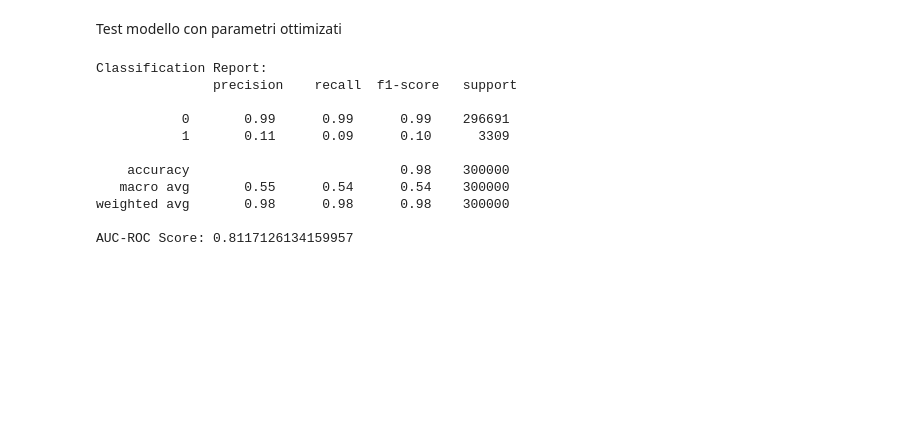
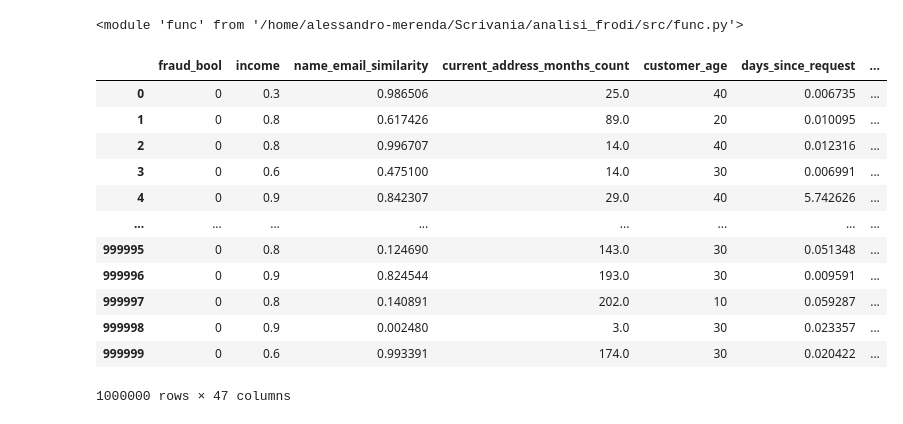
Before and after one commit to AlessandroMerenda/Fraud_df, a Jupyter notebook: notebooks/EDA.ipynb, the cells around one changed output. Saved outputs shown, nothing was run; the diff lists cells and outputs as text; code cells hidden in the pictures; blank space fills up the shorter version.

```diff
--- a/notebooks/EDA.ipynb
+++ b/notebooks/EDA.ipynb
@@ -621,35 +1,30 @@ Migliori parametri trovati: {'max_depth': 49, 'min_samples_leaf': 1, 'min_sample
-# %% [markdown]
-Test modello con parametri ottimizati
-# %%
-# Addestrare il modello finale con i parametri ottimizzati
-final_model = RandomForestClassifier(
-    n_estimators=best_params['n_estimators'],
-    max_depth=best_params['max_depth'],
-    min_samples_split=best_params['min_samples_split'],
-    min_samples_leaf=best_params['min_samples_leaf'],
-    class_weight='balanced',
-    random_state=42
-)
-
-# Addestramento sul set di training ottimizzato (dati SMOTE)
-final_model.fit(X_train_smote, y_train_smote)
-
-# Previsioni sul set di test
-y_pred = final_model.predict(X_test)
-y_proba = final_model.predict_proba(X_test)[:, 1]
-
-# Valutazione del modello
-print("Classification Report:\n", classification_report(y_test, y_pred))
-print("AUC-ROC Score:", roc_auc_score(y_test, y_proba))
-# %% [output]
-Classification Report:
-               precision    recall  f1-score   support
-
-           0       0.99      0.99      0.99    296691
-           1       0.11      0.09      0.10      3309
-
-    accuracy                           0.98    300000
-   macro avg       0.55      0.54      0.54    300000
-weighted avg       0.98      0.98      0.98    300000
-
-AUC-ROC Score: 0.8117126134159957
+# %%
+import pandas as pd
+import seaborn as sns
+import matplotlib.pyplot as plt
+from IPython.display import display
+import importlib
+import sys
+sys.path.append('/home/alessandro-merenda/Scrivania/analisi_frodi/src')
+import func
+importlib.reload(func)
+# %% [output]
+<module 'func' from '/home/alessandro-merenda/Scrivania/analisi_frodi/src/func.py'>
+# %%
+df = pd.read_csv("/home/alessandro-merenda/Scrivania/analisi_frodi/data/processed/processed_data_cleaned.csv")
+
+df
+# %% [output]
+|  | fraud_bool | income | name_email_similarity | current_address_months_count | customer_age | days_since_request | ... |
+| 0 | 0 | 0.3 | 0.986506 | 25.0 | 40 | 0.006735 | ... |
+| 1 | 0 | 0.8 | 0.617426 | 89.0 | 20 | 0.010095 | ... |
+| 2 | 0 | 0.8 | 0.996707 | 14.0 | 40 | 0.012316 | ... |
+| 3 | 0 | 0.6 | 0.475100 | 14.0 | 30 | 0.006991 | ... |
+| 4 | 0 | 0.9 | 0.842307 | 29.0 | 40 | 5.742626 | ... |
+| ... | ... | ... | ... | ... | ... | ... | ... |
+| 999995 | 0 | 0.8 | 0.124690 | 143.0 | 30 | 0.051348 | ... |
+| 999996 | 0 | 0.9 | 0.824544 | 193.0 | 30 | 0.009591 | ... |
+| 999997 | 0 | 0.8 | 0.140891 | 202.0 | 10 | 0.059287 | ... |
+| 999998 | 0 | 0.9 | 0.002480 | 3.0 | 30 | 0.023357 | ... |
+| 999999 | 0 | 0.6 | 0.993391 | 174.0 | 30 | 0.020422 | ... |
+1000000 rows × 47 columns
```
Also changed, not shown: parts of 30 cells of this notebook, 9 other files.
